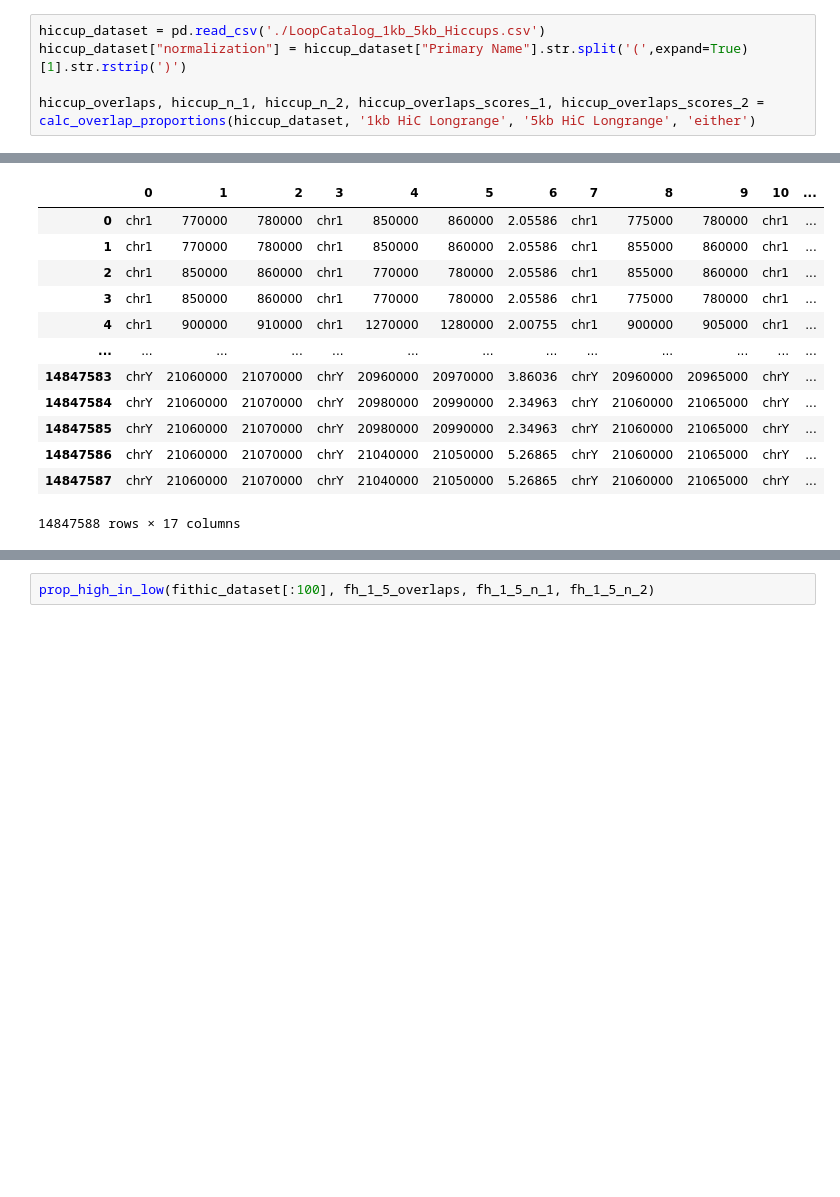
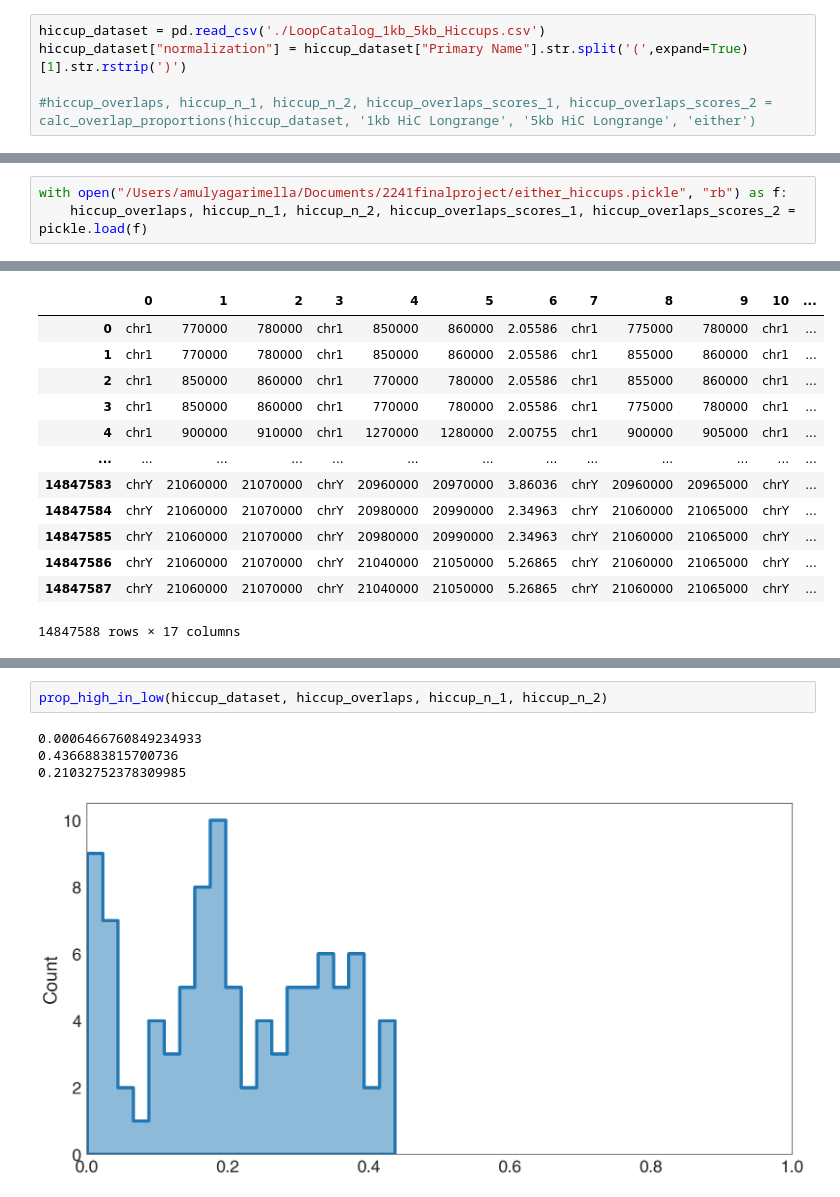
Before and after one commit to amulyagarimella/fast-sequencing-AI-imputation, a Jupyter notebook: milestone1_copy.ipynb, the cells around one changed output, grey strips where cells are left out. Saved outputs shown, nothing was run; the diff lists cells and outputs as text; blank space fills up the shorter version.

```diff
--- a/milestone1_copy.ipynb
+++ b/milestone1_copy.ipynb
@@ -76,10 +76,13 @@ def calc_overlap_proportions (dataset, col1, col2, type, save=False, prefix=""):
 hiccup_dataset = pd.read_csv('./LoopCatalog_1kb_5kb_Hiccups.csv')
 hiccup_dataset["normalization"] = hiccup_dataset["Primary Name"].str.split('(',expand=True)[1].str.rstrip(')')
 
-hiccup_overlaps, hiccup_n_1, hiccup_n_2, hiccup_overlaps_scores_1, hiccup_overlaps_scores_2 = calc_overlap_proportions(hiccup_dataset, '1kb HiC Longrange', '5kb HiC Longrange', 'either')
+#hiccup_overlaps, hiccup_n_1, hiccup_n_2, hiccup_overlaps_scores_1, hiccup_overlaps_scores_2 = calc_overlap_proportions(hiccup_dataset, '1kb HiC Longrange', '5kb HiC Longrange', 'either')
 # %%
 fithic_dataset = pd.read_csv('./LoopCatalog_FitHiChip.csv')
 
 fithic_dataset["normalization"] = fithic_dataset["Primary Name"].str.split('(',expand=True)[1].str.rstrip(')')
+# %%
+with open("/Users/amulyagarimella/Documents/2241finalproject/either_hiccups.pickle", "rb") as f:
+    hiccup_overlaps, hiccup_n_1, hiccup_n_2, hiccup_overlaps_scores_1, hiccup_overlaps_scores_2 = pickle.load(f)
 # %%
 fh_1_5_overlaps, fh_1_5_n_1, fh_1_5_n_2, fh_1_5_overlaps_scores_1, fh_1_5_overlaps_scores_2 = calc_overlap_proportions(fithic_dataset, '5kb FH Longrange (Unfiltered)', '10kb FH Longrange (Unfiltered)', 'either', save=False, prefix="fithic")
@@ -119,4 +130,9 @@ def prop_high_in_low (dataset, overlaps, n_1, n_2, idx=None):
     # plt.tight_layout()
     plt.xlim(0, 1)
 # %%
-prop_high_in_low(fithic_dataset[:100], fh_1_5_overlaps, fh_1_5_n_1, fh_1_5_n_2)
+prop_high_in_low(hiccup_dataset, hiccup_overlaps, hiccup_n_1, hiccup_n_2)
+# %% [output]
+0.0006466760849234933
+0.4366883815700736
+0.21032752378309985
+[figure, added]
```
Also changed, not shown: parts of 4 cells of this notebook, 2 other files.
